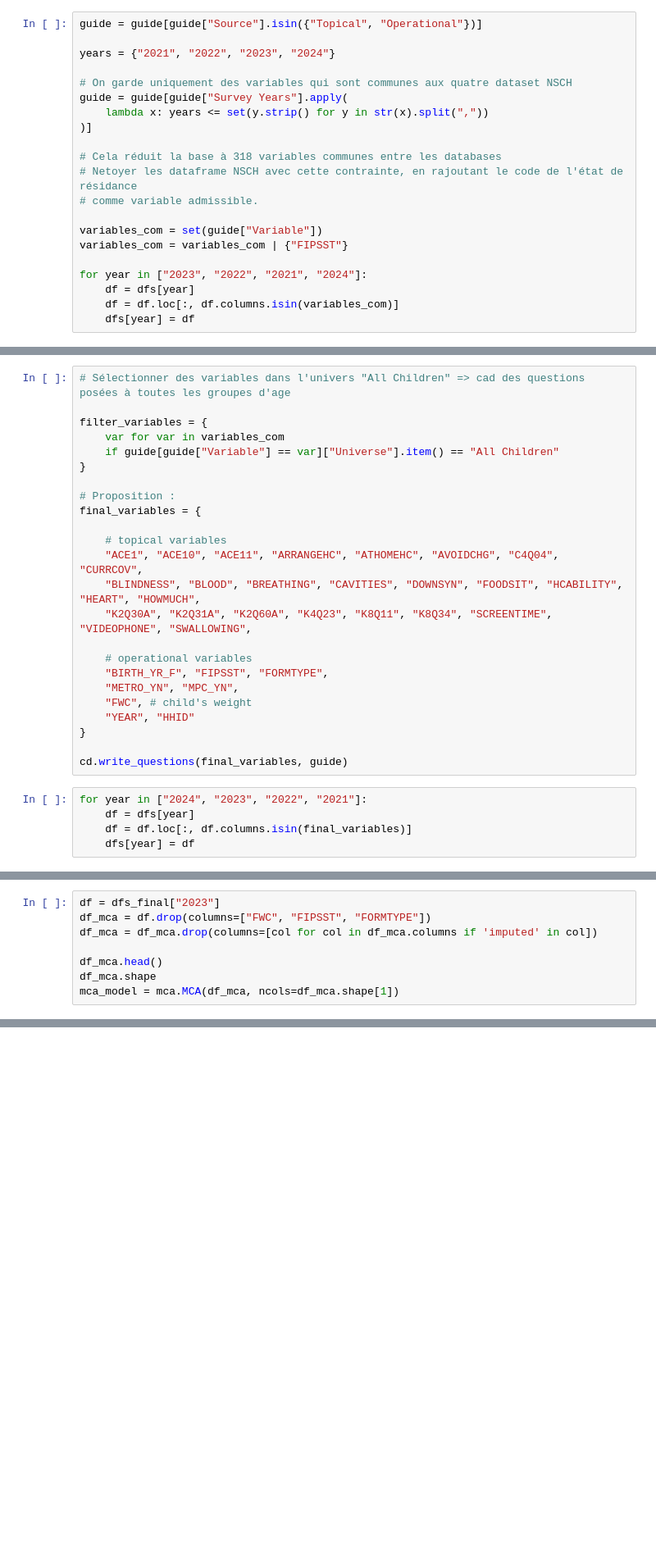
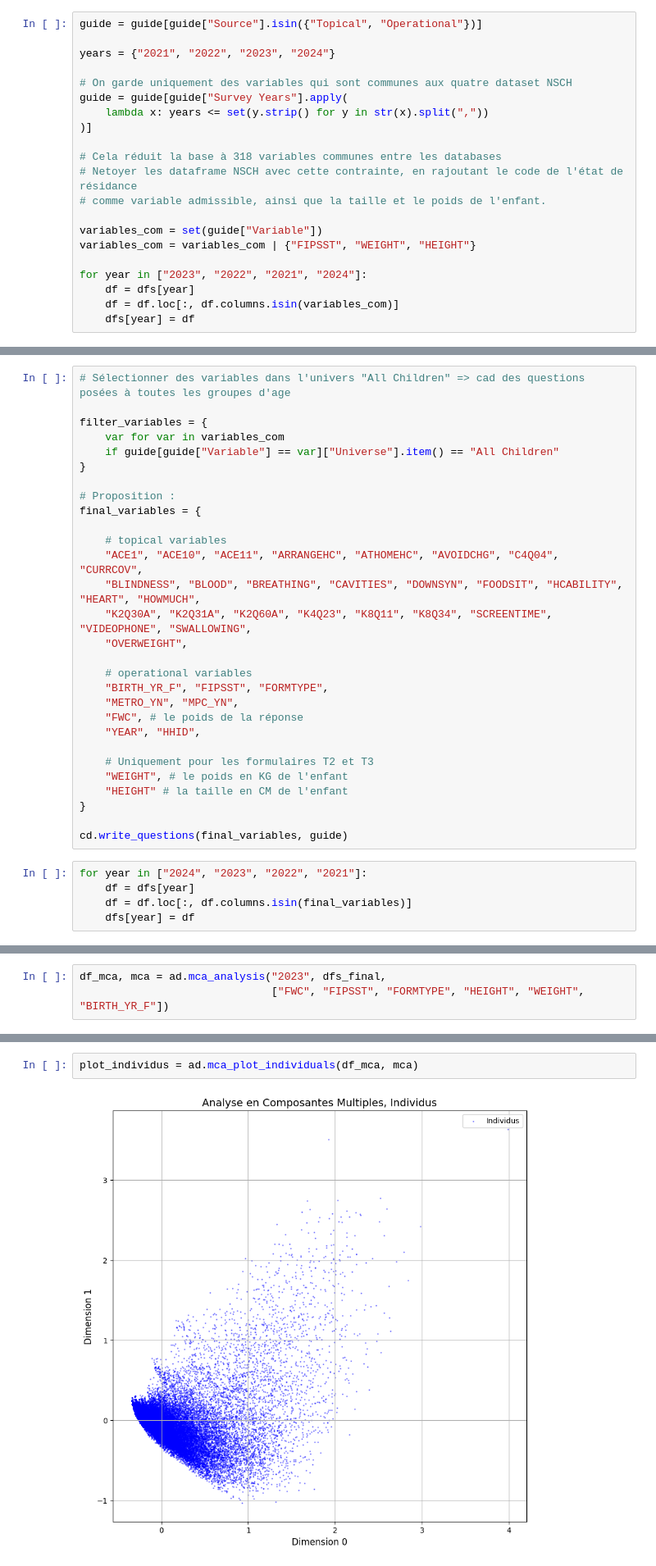
Before and after one commit to inaelenacampan/Determinants_of_children-s_health, a Jupyter notebook: Determinants_of_children-s_health.ipynb, the cells around one changed output, grey strips where cells are left out. Shown at 82% size. Saved outputs shown, nothing was run; the diff lists cells and outputs as text; blank space fills up the shorter version.

Commit message:
partie ACM + heatmap

```diff
--- a/Determinants_of_children-s_health.ipynb
+++ b/Determinants_of_children-s_health.ipynb
@@ -116,10 +163,10 @@ guide = guide[guide["Survey Years"].apply(
 
 # Cela réduit la base à 318 variables communes entre les databases
 # Netoyer les dataframe NSCH avec cette contrainte, en rajoutant le code de l'état de résidance
-# comme variable admissible.
+# comme variable admissible, ainsi que la taille et le poids de l'enfant.
 
 variables_com = set(guide["Variable"])
-variables_com = variables_com | {"FIPSST"}
+variables_com = variables_com | {"FIPSST", "WEIGHT", "HEIGHT"}
 
 for year in ["2023", "2022", "2021", "2024"]:
     df = dfs[year]
@@ -143,12 +209,17 @@ final_variables = {
     "ACE1", "ACE10", "ACE11", "ARRANGEHC", "ATHOMEHC", "AVOIDCHG", "C4Q04", "CURRCOV",
     "BLINDNESS", "BLOOD", "BREATHING", "CAVITIES", "DOWNSYN", "FOODSIT", "HCABILITY", "HEART", "HOWMUCH",
     "K2Q30A", "K2Q31A", "K2Q60A", "K4Q23", "K8Q11", "K8Q34", "SCREENTIME", "VIDEOPHONE", "SWALLOWING",
+    "OVERWEIGHT",
 
     # operational variables
     "BIRTH_YR_F", "FIPSST", "FORMTYPE",
     "METRO_YN", "MPC_YN",
-    "FWC", # child's weight
-    "YEAR", "HHID"
+    "FWC", # le poids de la réponse
+    "YEAR", "HHID",
+
+    # Uniquement pour les formulaires T2 et T3
+    "WEIGHT", # le poids en KG de l'enfant
+    "HEIGHT" # la taille en CM de l'enfant
 }
 
 cd.write_questions(final_variables, guide)
@@ -223,8 +364,3 @@ for year in years :
 # %%
-df = dfs_final["2023"]
-df_mca = df.drop(columns=["FWC", "FIPSST", "FORMTYPE"])
-df_mca = df_mca.drop(columns=[col for col in df_mca.columns if 'imputed' in col])
-
-df_mca.head()
-df_mca.shape
-mca_model = mca.MCA(df_mca, ncols=df_mca.shape[1])
+df_mca, mca = ad.mca_analysis("2023", dfs_final,
+                              ["FWC", "FIPSST", "FORMTYPE", "HEIGHT", "WEIGHT", "BIRTH_YR_F"])
@@ -235,0 +392,4 @@ mod_coords = np.array(mca_model.fs_c(0.9))
+# %%
+plot_individus = ad.mca_plot_individuals(df_mca, mca)
+# %% [output]
+[figure, added]
```
Also changed, not shown: parts of 20 cells of this notebook, 1 other file.
